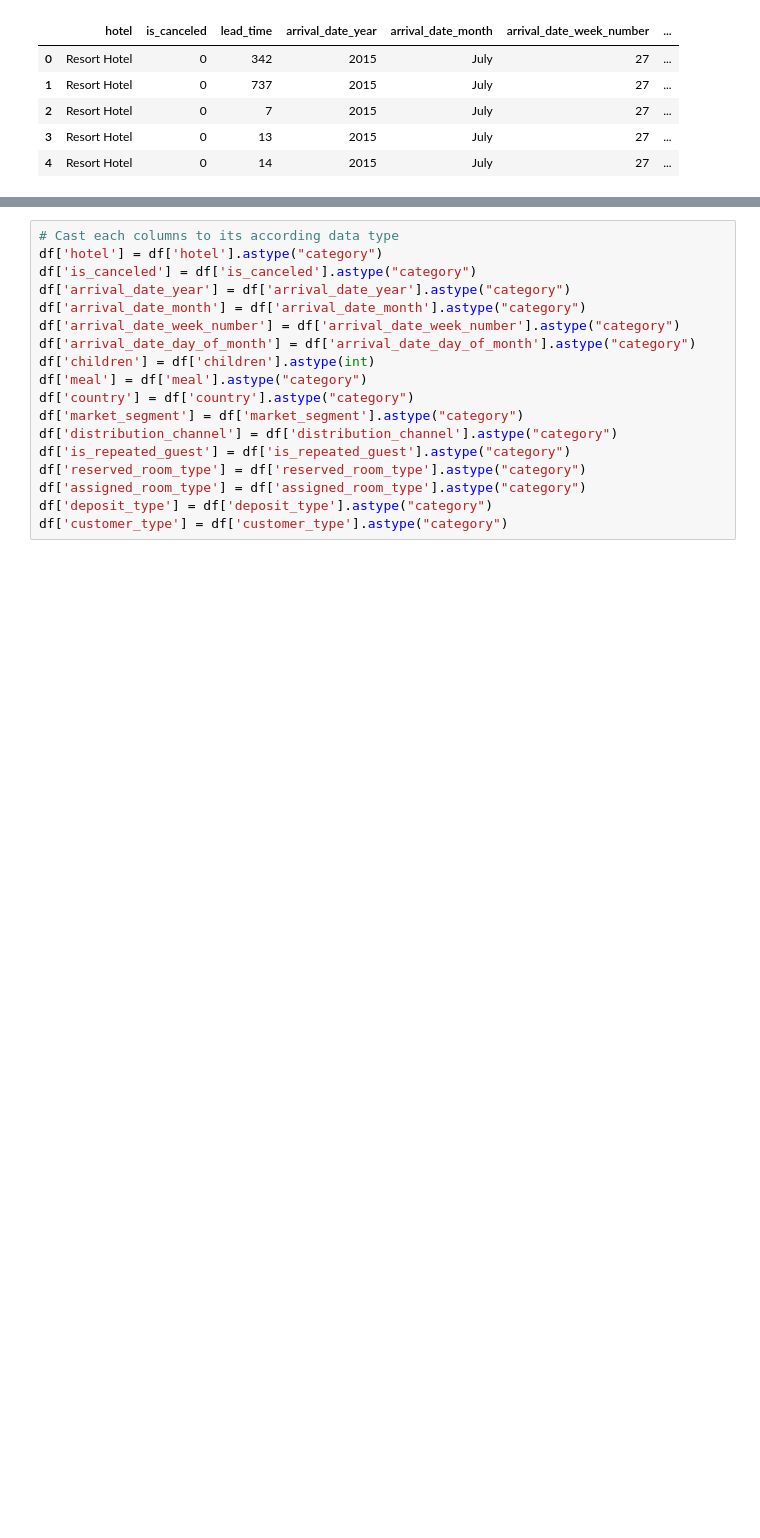
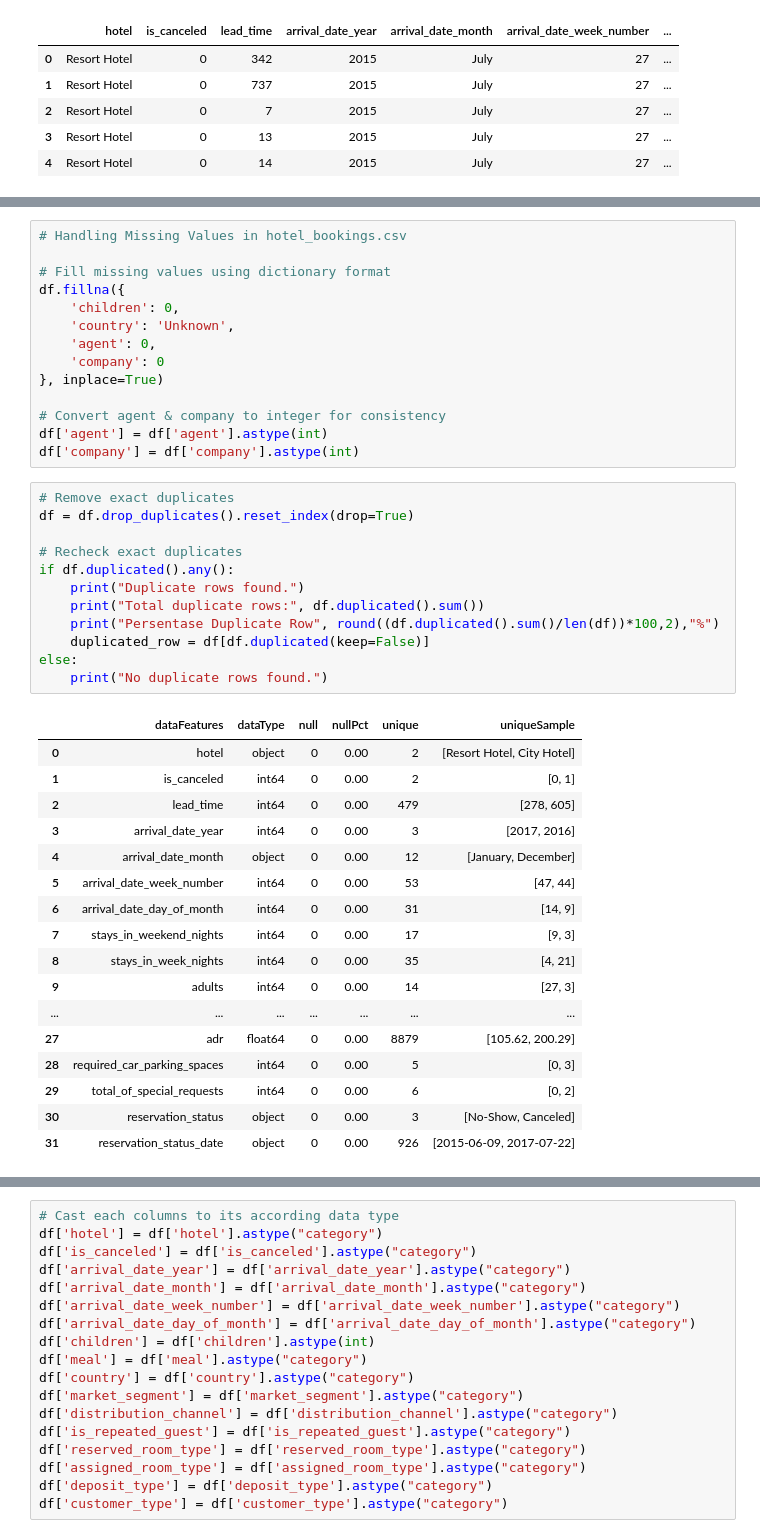
Before and after one commit to Lazymoo35/hotel-modelll, a Jupyter notebook: model_sections.ipynb, the cells around one changed output, grey strips where cells are left out. Saved outputs shown, nothing was run; the diff lists cells and outputs as text; blank space fills up the shorter version.

```diff
--- a/model_sections.ipynb
+++ b/model_sections.ipynb
@@ -239,0 +211,44 @@ df.head()
+# %%
+# Handling Missing Values in hotel_bookings.csv
+
+# Fill missing values using dictionary format
+df.fillna({
+    'children': 0,
+    'country': 'Unknown',
+    'agent': 0,
+    'company': 0
+}, inplace=True)
+
+# Convert agent & company to integer for consistency
+df['agent'] = df['agent'].astype(int)
+df['company'] = df['company'].astype(int)
+# %%
+# Remove exact duplicates
+df = df.drop_duplicates().reset_index(drop=True)
+
+# Recheck exact duplicates
+if df.duplicated().any():
+    print("Duplicate rows found.")
+    print("Total duplicate rows:", df.duplicated().sum())
+    print("Persentase Duplicate Row", round((df.duplicated().sum()/len(df))*100,2),"%")
+    duplicated_row = df[df.duplicated(keep=False)]
+else:
+    print("No duplicate rows found.")
+# %% [output]
+|  | dataFeatures | dataType | null | nullPct | unique | uniqueSample |
+| 0 | hotel | object | 0 | 0.00 | 2 | [Resort Hotel, City Hotel] |
+| 1 | is_canceled | int64 | 0 | 0.00 | 2 | [0, 1] |
+| 2 | lead_time | int64 | 0 | 0.00 | 479 | [278, 605] |
+| 3 | arrival_date_year | int64 | 0 | 0.00 | 3 | [2017, 2016] |
+| 4 | arrival_date_month | object | 0 | 0.00 | 12 | [January, December] |
+| 5 | arrival_date_week_number | int64 | 0 | 0.00 | 53 | [47, 44] |
+| 6 | arrival_date_day_of_month | int64 | 0 | 0.00 | 31 | [14, 9] |
+| 7 | stays_in_weekend_nights | int64 | 0 | 0.00 | 17 | [9, 3] |
+| 8 | stays_in_week_nights | int64 | 0 | 0.00 | 35 | [4, 21] |
+| 9 | adults | int64 | 0 | 0.00 | 14 | [27, 3] |
+| ... | ... | ... | ... | ... | ... | ... |
+| 27 | adr | float64 | 0 | 0.00 | 8879 | [105.62, 200.29] |
+| 28 | required_car_parking_spaces | int64 | 0 | 0.00 | 5 | [0, 3] |
+| 29 | total_of_special_requests | int64 | 0 | 0.00 | 6 | [0, 2] |
+| 30 | reservation_status | object | 0 | 0.00 | 3 | [No-Show, Canceled] |
+| 31 | reservation_status_date | object | 0 | 0.00 | 926 | [2015-06-09, 2017-07-22] |
```
Also changed, not shown: parts of 39 cells of this notebook, 1 other file.
